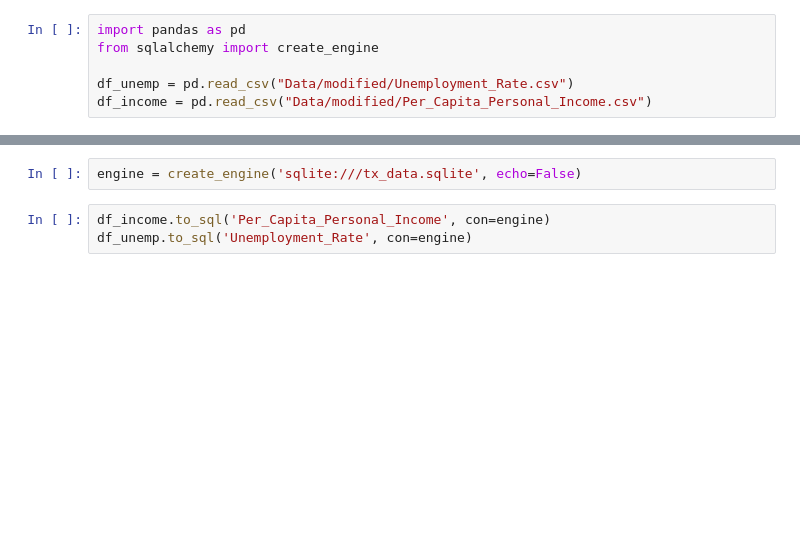
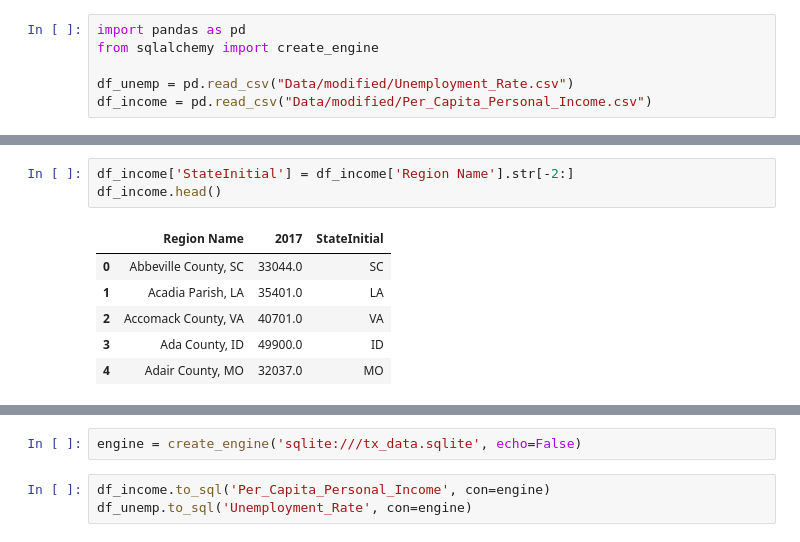
Before and after one commit to olegmrnv/texas_dream, a Jupyter notebook: Oleg/loading_data_into_SQL.ipynb, the cells around one changed output, grey strips where cells are left out. Drawn from its saved outputs; the diff is of its cells as text; blank space fills up the shorter version.

```diff
--- a/Oleg/loading_data_into_SQL.ipynb
+++ b/Oleg/loading_data_into_SQL.ipynb
@@ -15,0 +27,10 @@ df_unemp.head()
+# %%
+df_income['StateInitial'] = df_income['Region Name'].str[-2:]
+df_income.head()
+# %% [output]
+|  | Region Name | 2017 | StateInitial |
+| 0 | Abbeville County, SC | 33044.0 | SC |
+| 1 | Acadia Parish, LA | 35401.0 | LA |
+| 2 | Accomack County, VA | 40701.0 | VA |
+| 3 | Ada County, ID | 49900.0 | ID |
+| 4 | Adair County, MO | 32037.0 | MO |
```
Also changed, not shown: parts of 6 cells of this notebook, 4 other files.
